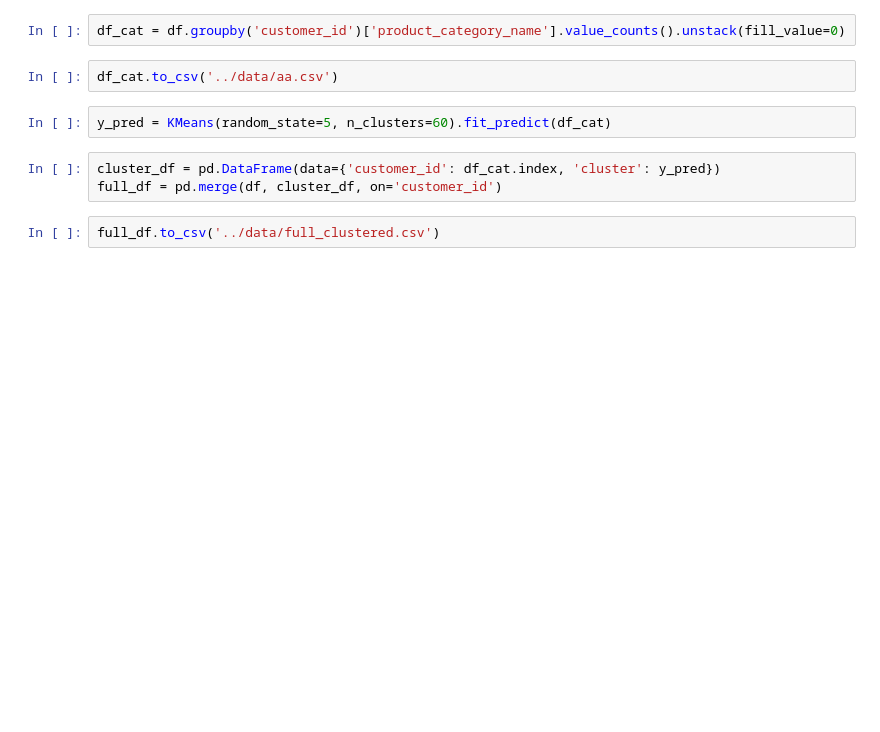
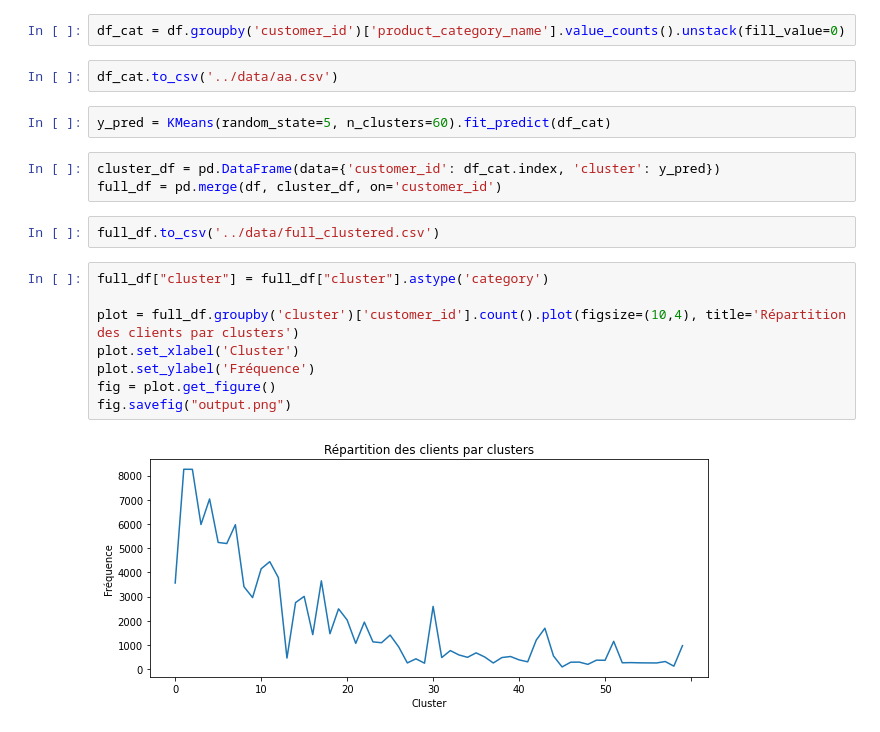
Before and after one commit to ludel/BipedeMathDataScienceProject, a Jupyter notebook: notebooks/recommendations.ipynb, the cells around one changed output. Drawn from its saved outputs; the diff is of its cells as text; blank space fills up the shorter version.

```diff
--- a/notebooks/recommendations.ipynb
+++ b/notebooks/recommendations.ipynb
@@ -56,3 +56,13 @@ cluster_df = pd.DataFrame(data={'customer_id': df_cat.index, 'cluster': y_pred})
 full_df = pd.merge(df, cluster_df, on='customer_id')
 # %%
 full_df.to_csv('../data/full_clustered.csv')
+# %%
+full_df["cluster"] = full_df["cluster"].astype('category')
+
+plot = full_df.groupby('cluster')['customer_id'].count().plot(figsize=(10,4), title='Répartition des clients par clusters')
+plot.set_xlabel('Cluster')
+plot.set_ylabel('Fréquence')
+fig = plot.get_figure()
+fig.savefig("output.png")
+# %% [output]
+[figure, added]
```
Also changed, not shown: parts of 2 cells of this notebook, 2 other files.
